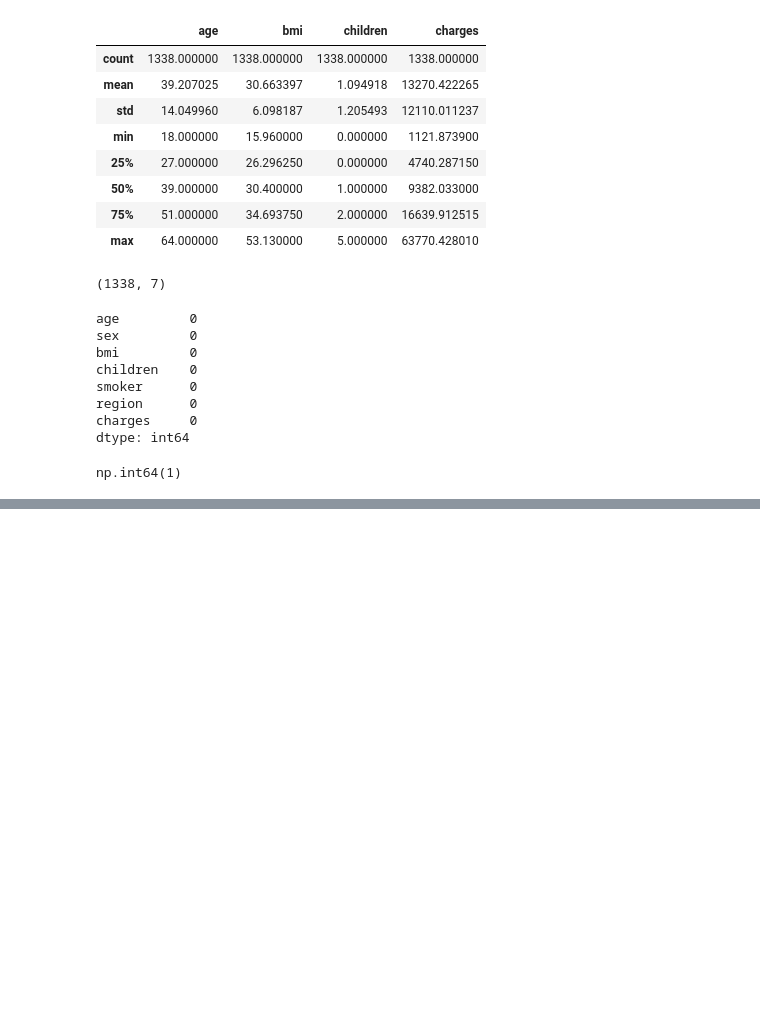
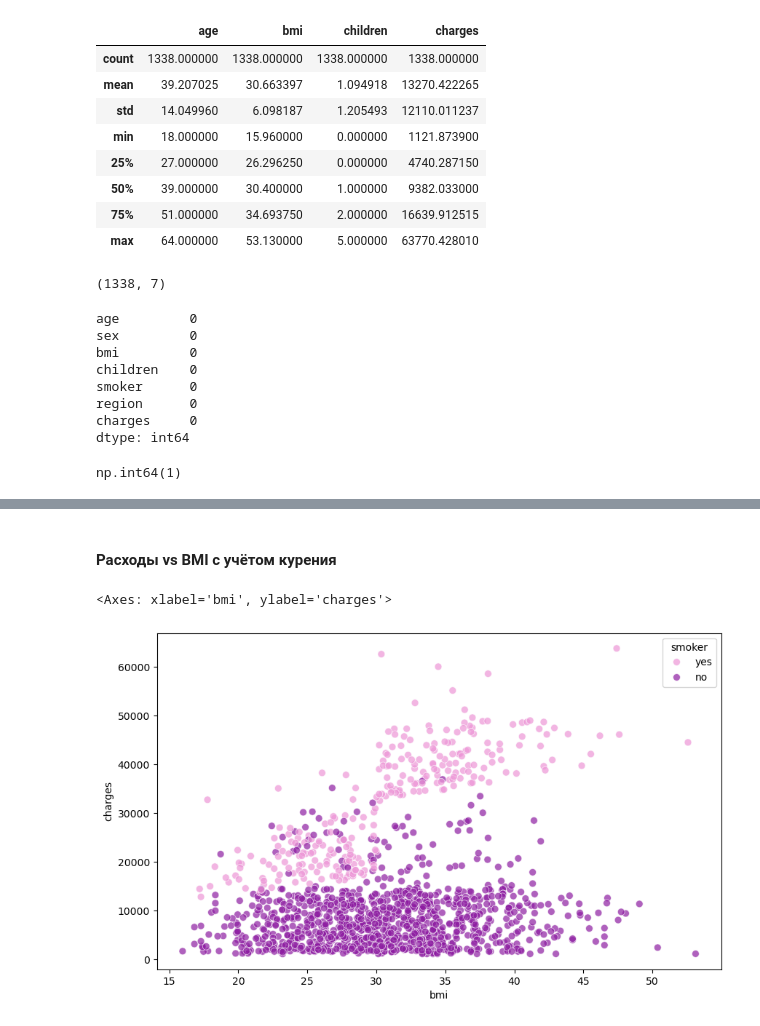
Before and after one commit to aalealen/medical-cost-regression, a Jupyter notebook: medical_cost_regression.ipynb, the cells around one changed output, grey strips where cells are left out. Cells and saved outputs as stored; diff of their text form; code cells hidden in the pictures; blank space fills up the shorter version.

```diff
--- a/medical_cost_regression.ipynb
+++ b/medical_cost_regression.ipynb
@@ -91,0 +153,8 @@ np.int64(1)
+# %% [markdown]
+#### Расходы vs BMI с учётом курения
+# %%
+plt.figure(figsize=(10,6))
+sns.scatterplot(data = df, x = 'bmi', y = 'charges', hue = 'smoker', alpha = 0.7, s = 50, palette = ['#ED96D7', '#8E1EA2'])
+# %% [output]
+<Axes: xlabel='bmi', ylabel='charges'>
+[figure, added]
```
Also changed, not shown: parts of 20 cells of this notebook.
